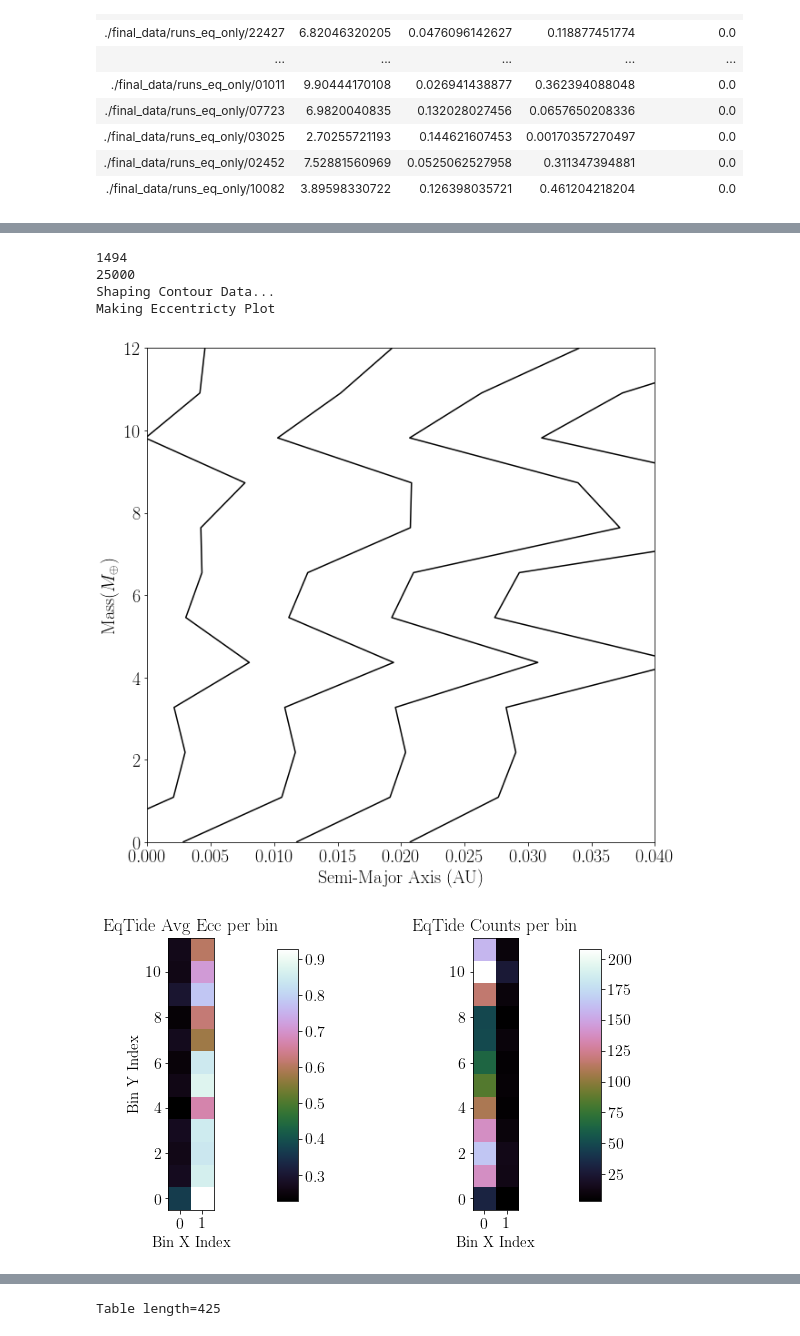
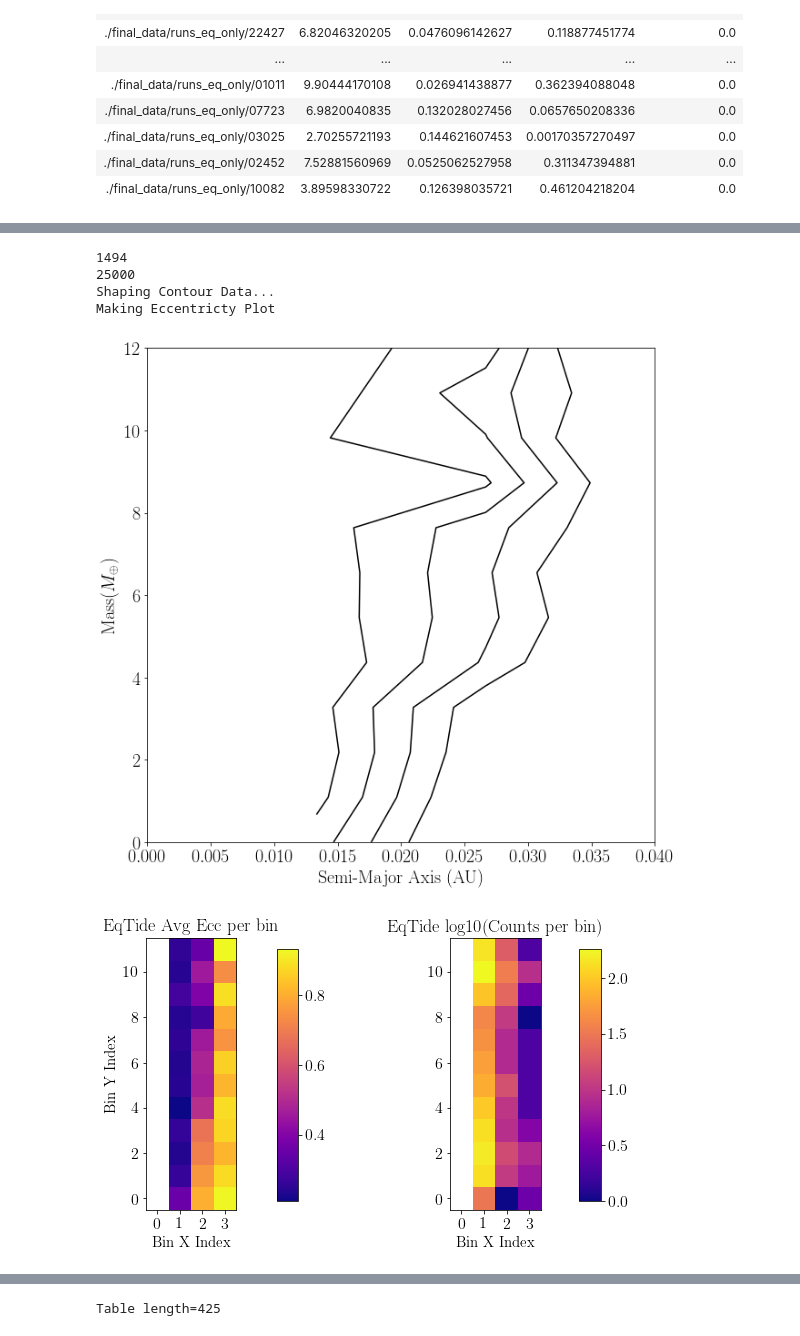
Before and after one commit to dm1681/MergingPerts, a Jupyter notebook: fig_gen.ipynb, the cells around one changed output, grey strips where cells are left out. Drawn from its saved outputs; the diff is of its cells as text; code cells hidden in the pictures.

```diff
--- a/fig_gen.ipynb
+++ b/fig_gen.ipynb
@@ -787,25 +858,25 @@ Table length=175
 # %%
 # now lets do eq_only analysis
 merged_data_eqtide = final_data_eqonly[np.where(final_data_eqonly['bMerge_eqtide'] == 1)]
 n_merged_eqtide = len(merged_data_eqtide)
 n_comp_eqtide = len(final_data_eqonly[np.where(final_data_eqonly['bMerge_eqtide'] != -9999)])
 print(n_merged_eqtide)
 print(n_comp_eqtide)
 # x = semi; y = mass; z = ecc
 semib_eqonly = merged_data_eqtide['semi_b_0'] # x
 massb_eqonly = merged_data_eqtide['mass_b_0'] # y
 eccb_eqonly = merged_data_eqtide['ecc_b_0'] # z
 levels=[0.1,0.2,0.3,0.4,0.5,0.6]
 #pdb.set_trace()
 x_axis, y_axis, z_axis, z_meta_axis = make_contour(semib_eqonly,massb_eqonly,eccb_eqonly,
-                      y_binwidth=1.0,x_binwidth=0.025,xlim=(0,0.04), levels=levels,
+                      y_binwidth=1.0,x_binwidth=0.01,xlim=(0,0.04), levels=levels,
                       names='contour_Eqtide',fontsize=20);
 
-make_contour_meta_plots(z_axis, z_meta_axis, 'EqTide')
+make_contour_meta_plots(z_axis, z_meta_axis, 'EqTide', cmap='plasma', log10_counts=True)
 # %% [output]
 1494
 25000
 Shaping Contour Data...
 Making Eccentricty Plot
-[figure, old version]
+[figure, new version]
-[figure, old version]
+[figure, new version]
```
Also changed, not shown: parts of 25 cells of this notebook, 1 other file.
